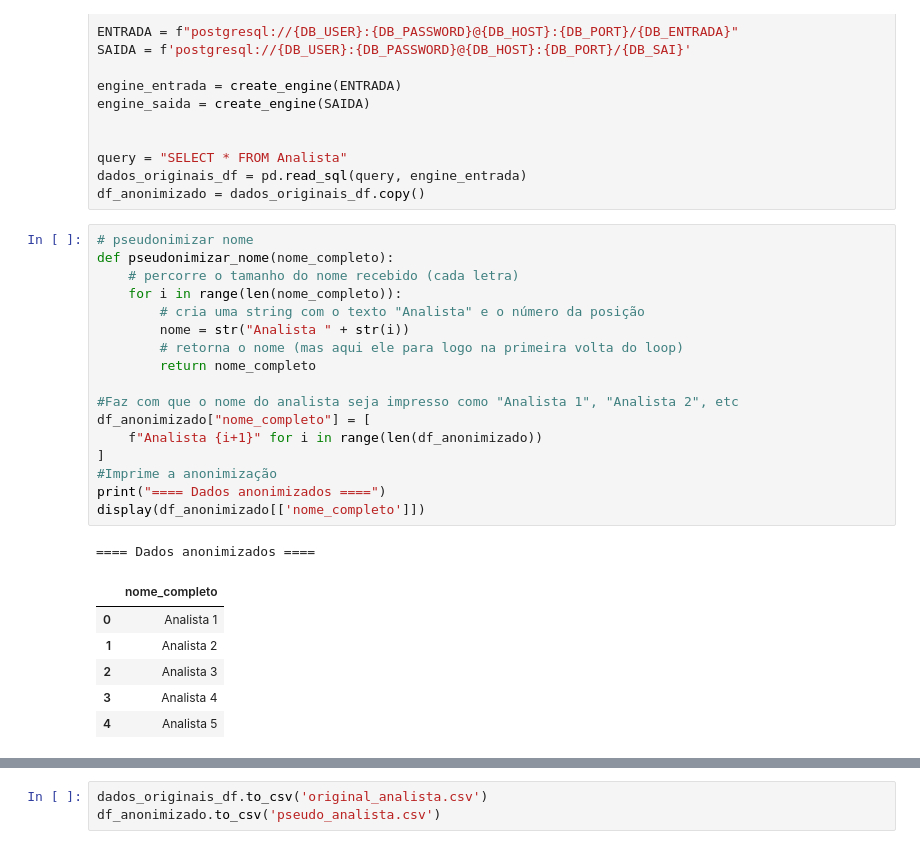
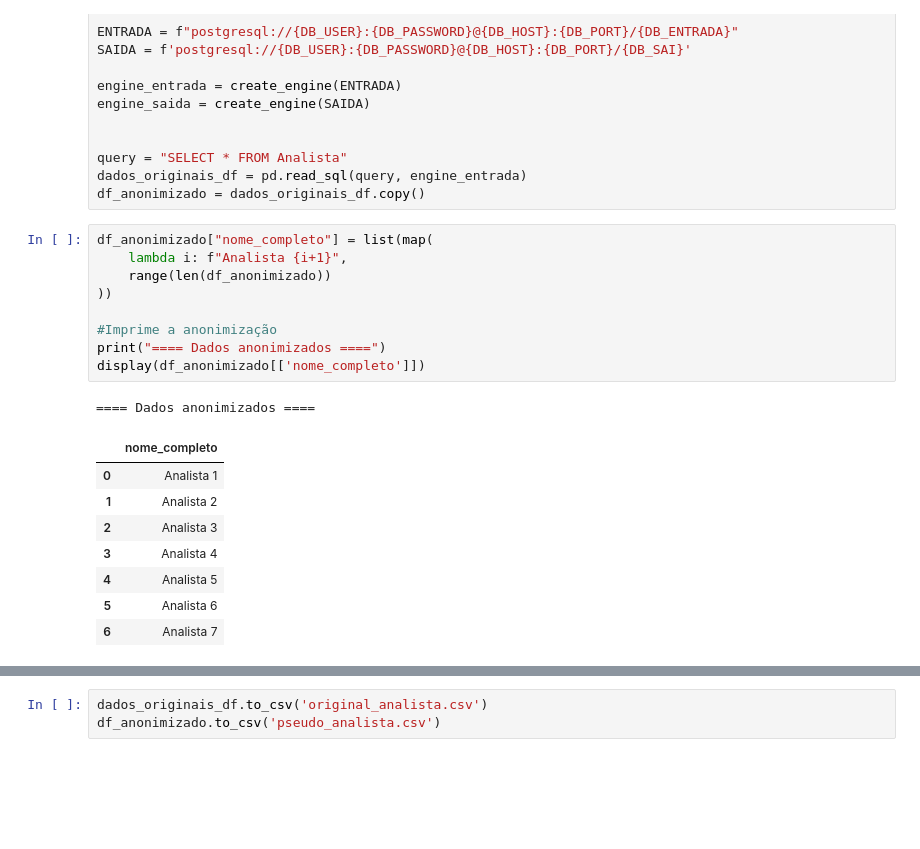
Before and after one commit to Ei-Truck/Pseudonimizacao-Anonimizacao-1ano, a Jupyter notebook: analista.ipynb, the cells around one changed output, grey strips where cells are left out. Cells and saved outputs as stored; diff of their text form; blank space fills up the shorter version.

```diff
--- a/analista.ipynb
+++ b/analista.ipynb
@@ -97,28 +25,22 @@ query = "SELECT * FROM Analista"
 dados_originais_df = pd.read_sql(query, engine_entrada)
 df_anonimizado = dados_originais_df.copy()
 # %%
-# pseudonimizar nome
-def pseudonimizar_nome(nome_completo):
-    # percorre o tamanho do nome recebido (cada letra)
-    for i in range(len(nome_completo)):
-        # cria uma string com o texto "Analista" e o número da posição
-        nome = str("Analista " + str(i))
-        # retorna o nome (mas aqui ele para logo na primeira volta do loop)
-        return nome_completo
+df_anonimizado["nome_completo"] = list(map(
+    lambda i: f"Analista {i+1}",
+    range(len(df_anonimizado))
+))
 
-#Faz com que o nome do analista seja impresso como "Analista 1", "Analista 2", etc
-df_anonimizado["nome_completo"] = [
-    f"Analista {i+1}" for i in range(len(df_anonimizado))
-]
 #Imprime a anonimização
 print("==== Dados anonimizados ====")
 display(df_anonimizado[['nome_completo']])
 # %% [output]
 ==== Dados anonimizados ====
 |  | nome_completo |
 | 0 | Analista 1 |
 | 1 | Analista 2 |
 | 2 | Analista 3 |
 | 3 | Analista 4 |
 | 4 | Analista 5 |
+| 5 | Analista 6 |
+| 6 | Analista 7 |
 # %%
```
Also changed, not shown: parts of 9 cells of this notebook, 2 other files.
